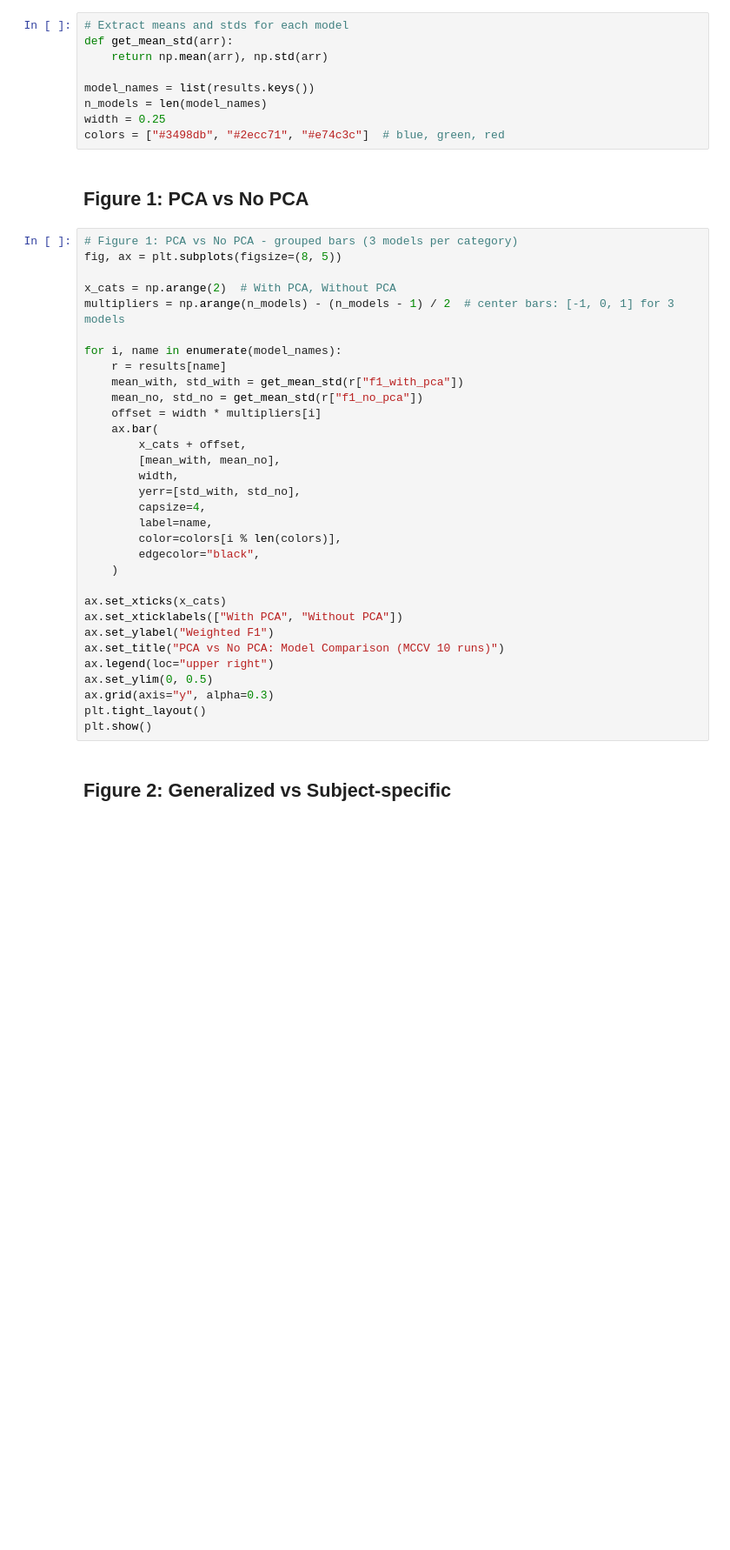
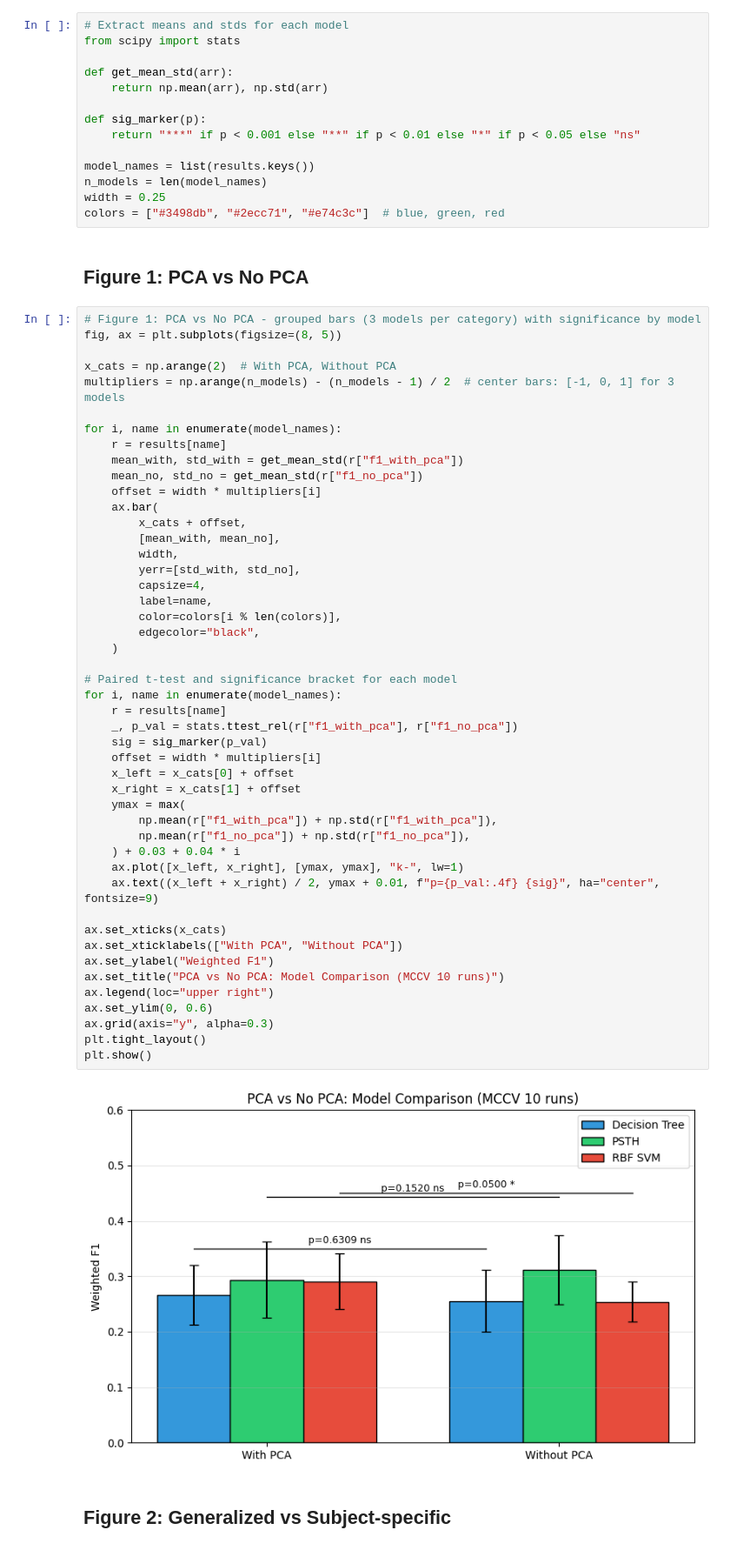
Before and after one commit to Spector3702/MuscleRecovery, a Jupyter notebook: model_comparison.ipynb, the cells around one changed output. Shown at 87% size. Drawn from its saved outputs; the diff is of its cells as text; blank space fills up the shorter version.

Commit message:
add significance

```diff
--- a/model_comparison.ipynb
+++ b/model_comparison.ipynb
@@ -35,7 +39,12 @@ if not results:
 # %%
 # Extract means and stds for each model
+from scipy import stats
+
 def get_mean_std(arr):
     return np.mean(arr), np.std(arr)
+
+def sig_marker(p):
+    return "***" if p < 0.001 else "**" if p < 0.01 else "*" if p < 0.05 else "ns"
 
 model_names = list(results.keys())
 n_models = len(model_names)
@@ -44,37 +53,54 @@ colors = ["#3498db", "#2ecc71", "#e74c3c"]  # blue, green, red
 # %% [markdown]
 ## Figure 1: PCA vs No PCA
 # %%
-# Figure 1: PCA vs No PCA - grouped bars (3 models per category)
+# Figure 1: PCA vs No PCA - grouped bars (3 models per category) with significance by model
 fig, ax = plt.subplots(figsize=(8, 5))
 
 x_cats = np.arange(2)  # With PCA, Without PCA
 multipliers = np.arange(n_models) - (n_models - 1) / 2  # center bars: [-1, 0, 1] for 3 models
 
 for i, name in enumerate(model_names):
     r = results[name]
     mean_with, std_with = get_mean_std(r["f1_with_pca"])
     mean_no, std_no = get_mean_std(r["f1_no_pca"])
     offset = width * multipliers[i]
     ax.bar(
         x_cats + offset,
         [mean_with, mean_no],
         width,
         yerr=[std_with, std_no],
         capsize=4,
         label=name,
         color=colors[i % len(colors)],
         edgecolor="black",
     )
 
+# Paired t-test and significance bracket for each model
+for i, name in enumerate(model_names):
+    r = results[name]
+    _, p_val = stats.ttest_rel(r["f1_with_pca"], r["f1_no_pca"])
+    sig = sig_marker(p_val)
+    offset = width * multipliers[i]
+    x_left = x_cats[0] + offset
+    x_right = x_cats[1] + offset
+    ymax = max(
+        np.mean(r["f1_with_pca"]) + np.std(r["f1_with_pca"]),
+        np.mean(r["f1_no_pca"]) + np.std(r["f1_no_pca"]),
+    ) + 0.03 + 0.04 * i
+    ax.plot([x_left, x_right], [ymax, ymax], "k-", lw=1)
+    ax.text((x_left + x_right) / 2, ymax + 0.01, f"p={p_val:.4f} {sig}", ha="center", fontsize=9)
+
 ax.set_xticks(x_cats)
 ax.set_xticklabels(["With PCA", "Without PCA"])
 ax.set_ylabel("Weighted F1")
 ax.set_title("PCA vs No PCA: Model Comparison (MCCV 10 runs)")
 ax.legend(loc="upper right")
-ax.set_ylim(0, 0.5)
+ax.set_ylim(0, 0.6)
 ax.grid(axis="y", alpha=0.3)
 plt.tight_layout()
 plt.show()
+# %% [output]
+[figure, added]
 # %% [markdown]
 ## Figure 2: Generalized vs Subject-specific
 # %%
```
Also changed, not shown: parts of 3 cells of this notebook.
